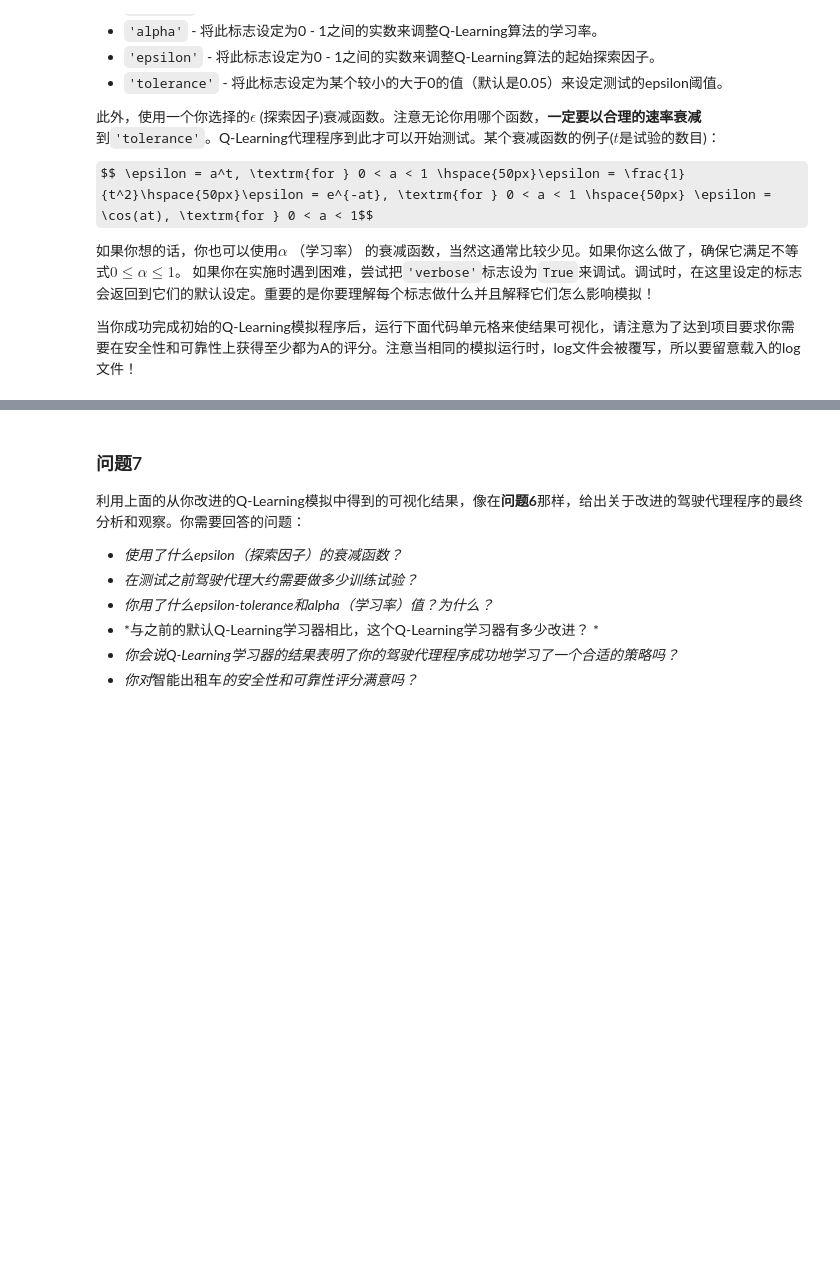
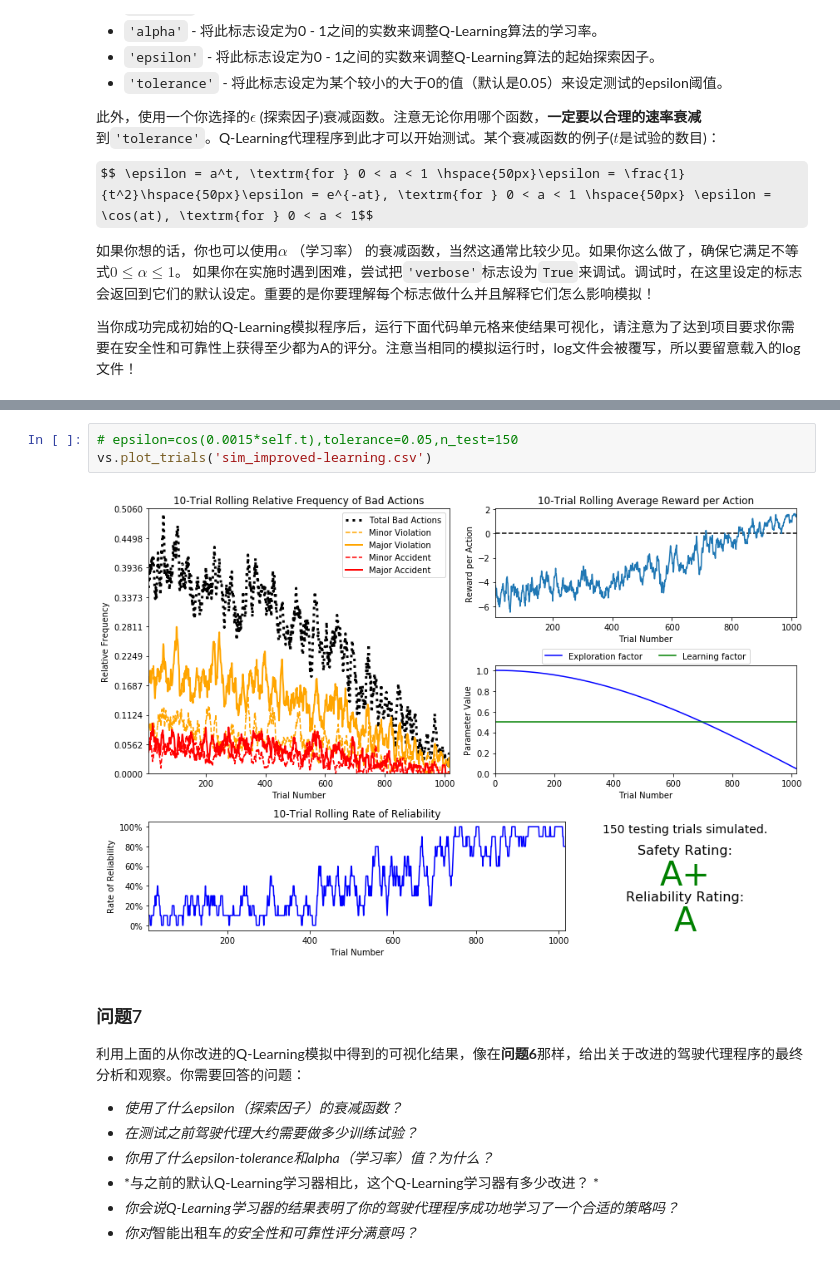
Before and after one commit to gyhkevin/udacity-ML-2, a Jupyter notebook: p4/smartcab/smartcab.ipynb, the cells around one changed output, grey strips where cells are left out. Cells and saved outputs as stored; diff of their text form; some formulas as TeX source; blank space fills up the shorter version.

```diff
--- a/p4/smartcab/smartcab.ipynb
+++ b/p4/smartcab/smartcab.ipynb
@@ -242,3 +243,8 @@ vs.plot_trials('sim_improved-learning.csv')
+# %%
+# epsilon=cos(0.0015*self.t),tolerance=0.05,n_test=150
+vs.plot_trials('sim_improved-learning.csv')
+# %% [output]
+[figure, added]
 # %% [markdown]
 ### 问题7
 利用上面的从你改进的Q-Learning模拟中得到的可视化结果，像在**问题6**那样，给出关于改进的驾驶代理程序的最终分析和观察。你需要回答的问题：
```
Also changed, not shown: parts of 13 cells of this notebook, 7 other files.
